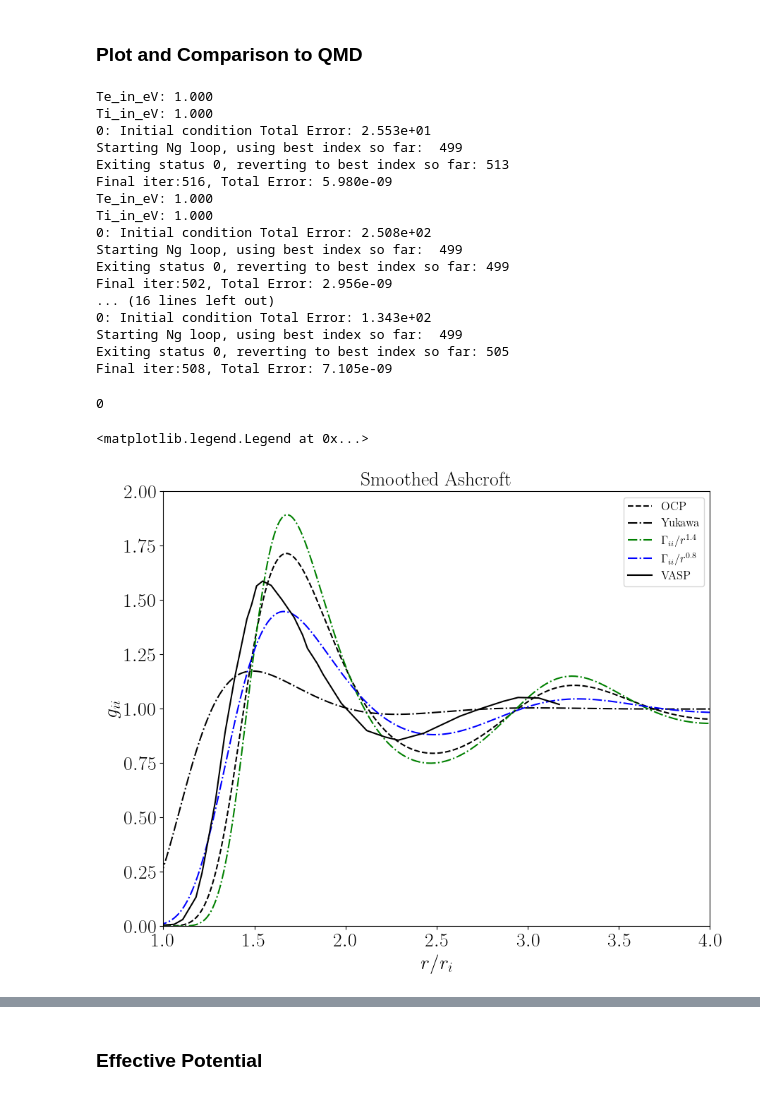
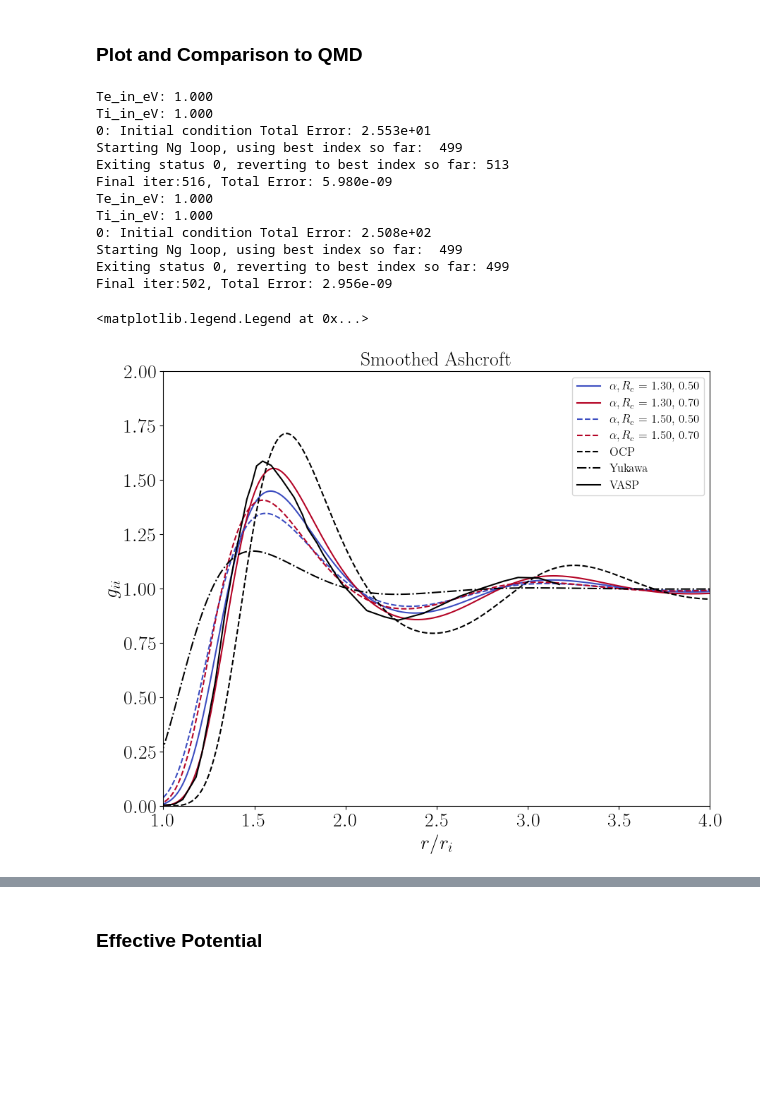
Before and after one commit to ZachAJohnson/hnc, a Jupyter notebook: TCCW/atoms/PLASMA_atoMEC_Al-Ashcroft.ipynb, the cells around one changed output, grey strips where cells are left out. Saved outputs shown, nothing was run; the diff lists cells and outputs as text; code cells hidden in the pictures; blank space fills up the shorter version.

```diff
--- a/TCCW/atoms/PLASMA_atoMEC_Al-Ashcroft.ipynb
+++ b/TCCW/atoms/PLASMA_atoMEC_Al-Ashcroft.ipynb
@@ -153,12 +151,12 @@ def plasma_f(α, Rc, closure='svt'):
     return plasma
 # %%
 # Rc_list = np.array([0.6,0.8])
-Rc_list = np.array([0.6])
+Rc_list = np.array([0.5,0.7])
 color_list = plt.cm.coolwarm(np.linspace(0,1,len(Rc_list) ))
 color_indexes = range(len(color_list))
 
 # α_list = np.array([1,1.4,1.5,1.6])
-α_list = np.array([1,1.4,1.5,1.6])
+α_list = np.array([1.3,1.5])
 style_list = ['-','--',':','-.','--.'][:len(α_list)]
 
 Num_params = len(α_list)*len(Rc_list)
@@ -171,7 +169,7 @@ plasma_list = [[]]*len(params_list)
 for i, params in enumerate(params_list):
     α, Rc = params
     print(i,": ",α, Rc)
-    plasma = plasma_f(α, Rc, closure='standard')
+    plasma = plasma_f(α, Rc, closure='svt')
     plasma.run_hnc(newton=False)#, c_s_k_guess = c_s_k_guess)
     plasma_list[i] = plasma
     # c_s_k_guess = plasma.hnc.c_s_k_matrix.copy()
@@ -198,3 +196,3 @@ Final iter:518, Total Error: 7.342e-09
 # %%
-for plasma in [ plasma_list[-1], plasma_list[-2]]:
+for plasma in [ plasma_list[-2]]:
     solve_least_squares(plasma, np.linspace(plasma.hnc.k_array[0], plasma.hnc.k_array[-1], num=1000))
@@ -214,36 +230,36 @@ yp =  PLASMA(Z, A, ni_cc, Ti_eV, Te_eV, Zbar=Zbar, find_βuee=False,
                  root_options={'options':{'maxfev':100,'xtol':1e-14}})
 yp.run_yukawa_hnc();
 
-custom = PLASMA(Z, A, ni_cc, Ti_eV, Te_eV, Zbar=Zbar, find_βuee=False,
-                 βu_options = {'add_bridge':True,'bridge':'yukawa', 'pseudopotential':False},
-                 hnc_options={'kappa_multiscale':10, 'R_max':10,'N_bins':1000,'oz_method':'standard'},
-                 hnc_solve_options={'num_iterations':10000,'alpha_Picard':0.1, 'verbose':False,'iters_to_wait':1000},
-                 root_options={'options':{'maxfev':100,'xtol':1e-14}})
+# custom = PLASMA(Z, A, ni_cc, Ti_eV, Te_eV, Zbar=Zbar, find_βuee=False,
+#                  βu_options = {'add_bridge':True,'bridge':'yukawa', 'pseudopotential':False},
+#                  hnc_options={'kappa_multiscale':10, 'R_max':10,'N_bins':1000,'oz_method':'standard'},
+#                  hnc_solve_options={'num_iterations':10000,'alpha_Picard':0.1, 'verbose':False,'iters_to_wait':1000},
+#                  root_options={'options':{'maxfev':100,'xtol':1e-14}})
 
-custom.run_ocp_hnc();
-# custom.ocp_hnc.set_βu_matrix(np.array([[330/(custom.hnc.r_array)**1*np.exp(-3*custom.hnc.r_array) + 0.75/custom.hnc.r_array**3*np.cos(-4*custom.hnc.r_array + 1.5)  ]]))
-custom.ocp_hnc.set_βu_matrix(np.array([[custom.qsp.Γii/custom.hnc.r_array**1.4 - custom.hnc.Bridge_function_Yukawa(custom.hnc.r_array, custom.qsp.Γii, custom.qsp.get_κ())]]))
-# custom.ocp_hnc.set_βu_matrix(np.array([[custom.qsp.Γii/custom.hnc.r_array]]))
-custom.ocp_hnc.initialize_c_k()
-custom.ocp_hnc.set_C_matrix()
-# custom.ocp_hnc.c_s_k_matrix = c_s_k_guess.copy()
-custom.ocp_hnc.HNC_solve(**ocp.hnc_solve_options)
+# custom.run_ocp_hnc();
+# # custom.ocp_hnc.set_βu_matrix(np.array([[330/(custom.hnc.r_array)**1*np.exp(-3*custom.hnc.r_array) + 0.75/custom.hnc.r_array**3*np.cos(-4*custom.hnc.r_array + 1.5)  ]]))
+# custom.ocp_hnc.set_βu_matrix(np.array([[custom.qsp.Γii/custom.hnc.r_array**1.4 - custom.hnc.Bridge_function_Yukawa(custom.hnc.r_array, custom.qsp.Γii, custom.qsp.get_κ())]]))
+# # custom.ocp_hnc.set_βu_matrix(np.array([[custom.qsp.Γii/custom.hnc.r_array]]))
+# custom.ocp_hnc.initialize_c_k()
+# custom.ocp_hnc.set_C_matrix()
+# # custom.ocp_hnc.c_s_k_matrix = c_s_k_guess.copy()
+# custom.ocp_hnc.HNC_solve(**ocp.hnc_solve_options)
 
 
-custom2 = PLASMA(Z, A, ni_cc, Ti_eV, Te_eV, Zbar=Zbar, find_βuee=False,
-                 βu_options = {'add_bridge':True,'bridge':'yukawa', 'pseudopotential':False},
-                 hnc_options={'kappa_multiscale':10, 'R_max':10,'N_bins':1000,'oz_method':'standard'},
-                 hnc_solve_options={'num_iterations':10000,'alpha_Picard':0.1, 'verbose':False,'iters_to_wait':1000},
-                 root_options={'options':{'maxfev':100,'xtol':1e-14}})
+# custom2 = PLASMA(Z, A, ni_cc, Ti_eV, Te_eV, Zbar=Zbar, find_βuee=False,
+#                  βu_options = {'add_bridge':True,'bridge':'yukawa', 'pseudopotential':False},
+#                  hnc_options={'kappa_multiscale':10, 'R_max':10,'N_bins':1000,'oz_method':'standard'},
+#                  hnc_solve_options={'num_iterations':10000,'alpha_Picard':0.1, 'verbose':False,'iters_to_wait':1000},
+#                  root_options={'options':{'maxfev':100,'xtol':1e-14}})
 
-custom2.run_ocp_hnc();
-# custom2.ocp_hnc.set_βu_matrix(np.array([[330/(custom2.hnc.r_array)**1*np.exp(-3*custom2.hnc.r_array) + 0.75/custom2.hnc.r_array**3*np.cos(-4*custom2.hnc.r_array + 1.5)  ]]))
-custom2.ocp_hnc.set_βu_matrix(np.array([[0.5*custom2.qsp.Γii/custom2.hnc.r_array**1 - custom2.hnc.Bridge_function_Yukawa(custom2.hnc.r_array, custom2.qsp.Γii, custom2.qsp.get_κ())]]))
-# custom2.ocp_hnc.set_βu_matrix(np.array([[custom2.qsp.Γii/custom2.hnc.r_array]]))
-custom2.ocp_hnc.initialize_c_k()
-custom2.ocp_hnc.set_C_matrix()
-# custom2.ocp_hnc.c_s_k_matrix = c_s_k_guess.copy()
-custom2.ocp_hnc.HNC_solve(**ocp.hnc_solve_options)
+# custom2.run_ocp_hnc();
+# # custom2.ocp_hnc.set_βu_matrix(np.array([[330/(custom2.hnc.r_array)**1*np.exp(-3*custom2.hnc.r_array) + 0.75/custom2.hnc.r_array**3*np.cos(-4*custom2.hnc.r_array + 1.5)  ]]))
+# custom2.ocp_hnc.set_βu_matrix(np.array([[0.5*custom2.qsp.Γii/custom2.hnc.r_array**1 - custom2.hnc.Bridge_function_Yukawa(custom2.hnc.r_array, custom2.qsp.Γii, custom2.qsp.get_κ())]]))
+# # custom2.ocp_hnc.set_βu_matrix(np.array([[custom2.qsp.Γii/custom2.hnc.r_array]]))
+# custom2.ocp_hnc.initialize_c_k()
+# custom2.ocp_hnc.set_C_matrix()
+# # custom2.ocp_hnc.c_s_k_matrix = c_s_k_guess.copy()
+# custom2.ocp_hnc.HNC_solve(**ocp.hnc_solve_options)
 # %% [output]
 Te_in_eV: 1.000
 Ti_in_eV: 1.000
@@ -257,12 +273,6 @@ Ti_in_eV: 1.000
 Starting Ng loop, using best index so far:  499
 Exiting status 0, reverting to best index so far: 499
 Final iter:502, Total Error: 2.956e-09
-... (16 lines left out)
-0: Initial condition Total Error: 1.343e+02
-Starting Ng loop, using best index so far:  499
-Exiting status 0, reverting to best index so far: 505
-Final iter:508, Total Error: 7.105e-09
-0
 # %%
 MD_data = read_csv("/home/zach/plasma/datasets/RDFs/Al_1.0eV_rs3_VASP.txt",  header=1)
 MD_data.columns=['r','g']
@@ -272,34 +282,34 @@ fig, ax = plt.subplots(figsize=(10,8))
 ax.set_title("Smoothed Ashcroft", fontsize=20)
 
 
 # Model Comparison
 for i, ( line, params, plasma) in enumerate(zip(line_list, params_list, plasma_list)):
     # if i==6:
     #     continue
     α, Rc = params
     color, style = color_list[int(line[1])], line[0]
-    # ax.plot(plasma.hnc.r_array, plasma.hnc.h_r_matrix[0,0]+1,'-', color=color, linestyle=style, label=r"$\alpha, R_c$ = {0:.2f}, {1:.2f}".format(α,Rc))
+    ax.plot(plasma.hnc.r_array, plasma.hnc.h_r_matrix[0,0]+1,'-', color=color, linestyle=style, label=r"$\alpha, R_c$ = {0:.2f}, {1:.2f}".format(α,Rc))
 
 # OCP
 ax.plot(ocp.ocp_hnc.r_array, ocp.ocp_hnc.h_r_matrix[0,0]+1,'k--', label='OCP')
 ax.plot(yp.yuk_hnc.r_array, yp.yuk_hnc.h_r_matrix[0,0]+1,'k-.', label='Yukawa')
-ax.plot(custom.ocp_hnc.r_array, custom.ocp_hnc.h_r_matrix[0,0]+1,'g-.', label=r'$\Gamma_{ii}/r^{1.4}$')
-ax.plot(custom2.ocp_hnc.r_array, custom2.ocp_hnc.h_r_matrix[0,0]+1,'b-.', label=r'$\Gamma_{ii}/r^{0.8}$')
+# ax.plot(custom.ocp_hnc.r_array, custom.ocp_hnc.h_r_matrix[0,0]+1,'g-.', label=r'$\Gamma_{ii}/r^{1.4}$')
+# ax.plot(custom2.ocp_hnc.r_array, custom2.ocp_hnc.h_r_matrix[0,0]+1,'b-.', label=r'$\Gamma_{ii}/r^{0.8}$')
 
 # Data
 ax.plot(MD_data['r'], MD_data['g'], 'k',label='VASP')
 
 # Plotting functions
 # ax.set_title(r"$R_c = {}$".format(Rc),fontsize=20)
 ax.set_xlim(1,4)
 ax.set_ylim(0,2)
 ax.set_ylabel(r'$g_{ii}$',fontsize=20)
 ax.set_xlabel(r'$r/r_i$ ',fontsize=20)
 ax.tick_params(labelsize=20)
 # ax.set_yscale('symlog', linthresh=2)
 
 # [i.set_linewidth(0.1) for i in ax.spines.itervalues()]
 ax.legend(fontsize=12, loc='upper right')
 # %% [output]
 <matplotlib.legend.Legend at 0x...>
-[figure, old version]
+[figure, new version]
```
Also changed, not shown: parts of 14 cells of this notebook, 26 other files.
